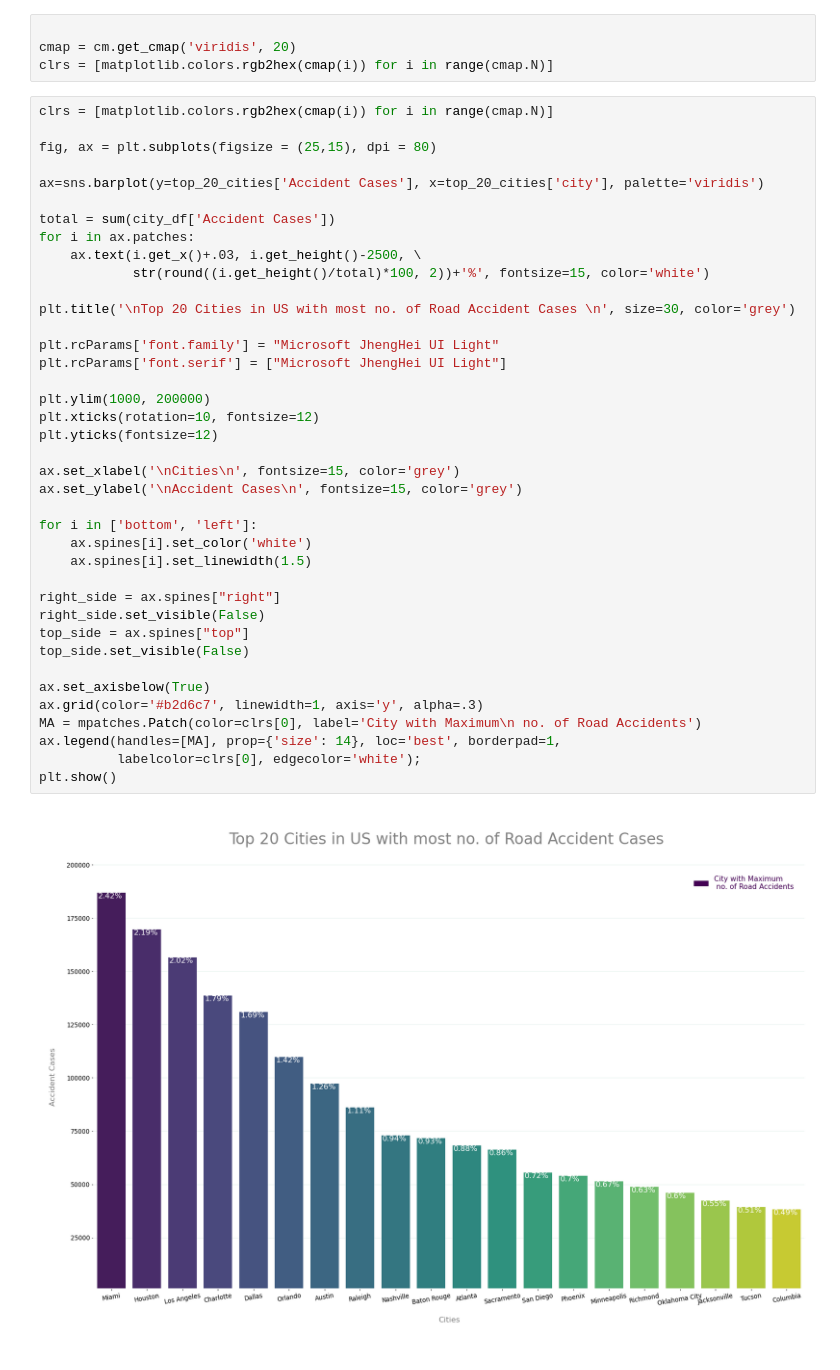
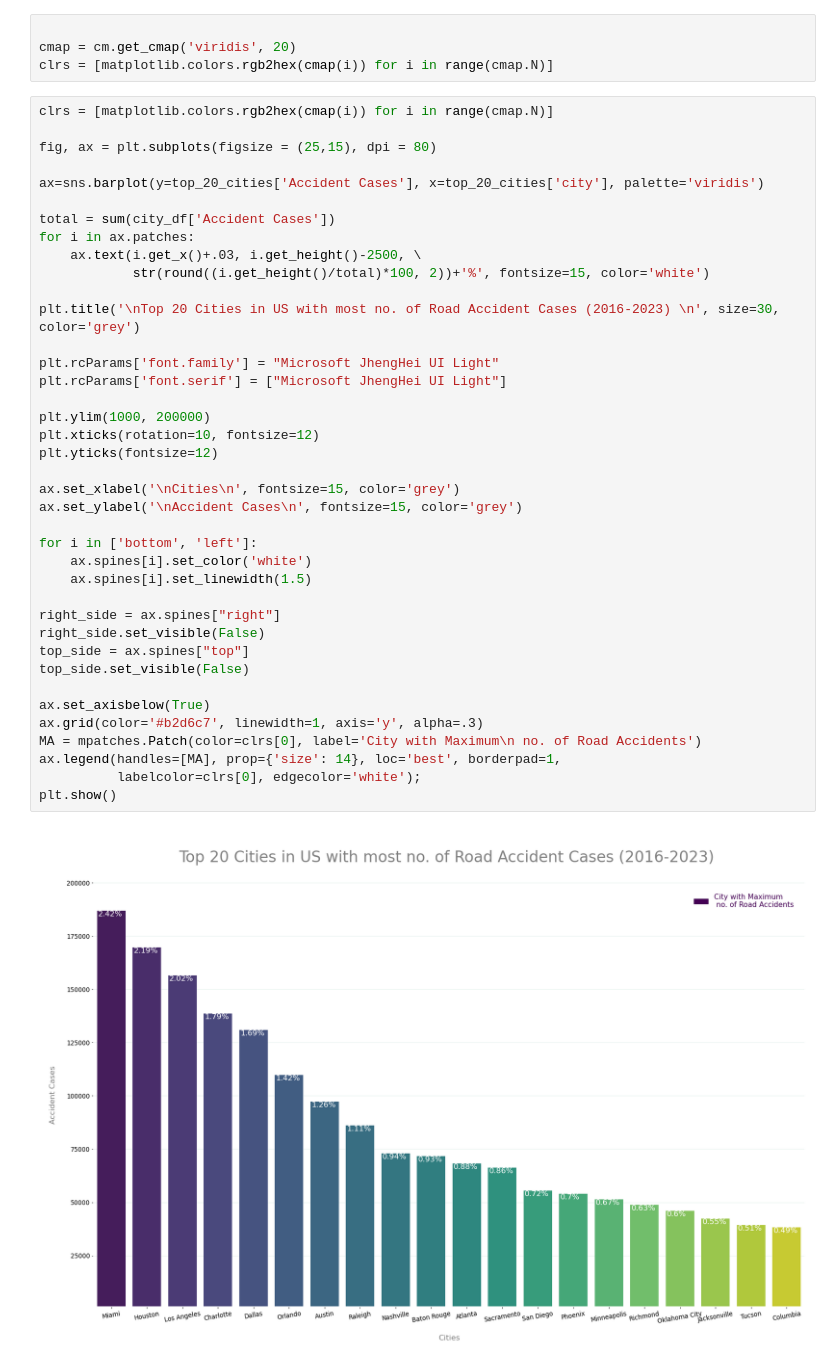
Before and after one commit to humbleOldSage/EDA-for-US-Accident-Data, a Jupyter notebook: us-accident-analysis.ipynb, the cells around one changed output. Drawn from its saved outputs; the diff is of its cells as text.

Commit message:
Kaggle Notebook | US ACCIDENT ANALYSIS-2016-23 | Version 3

```diff
--- a/us-accident-analysis.ipynb
+++ b/us-accident-analysis.ipynb
@@ -118,32 +135,32 @@ for i in ax.patches:
     ax.text(i.get_x()+.03, i.get_height()-2500, \
             str(round((i.get_height()/total)*100, 2))+'%', fontsize=15, color='white')
 
-plt.title('\nTop 20 Cities in US with most no. of Road Accident Cases \n', size=30, color='grey')
+plt.title('\nTop 20 Cities in US with most no. of Road Accident Cases (2016-2023) \n', size=30, color='grey')
 
 plt.rcParams['font.family'] = "Microsoft JhengHei UI Light"
 plt.rcParams['font.serif'] = ["Microsoft JhengHei UI Light"]
 
 plt.ylim(1000, 200000)
 plt.xticks(rotation=10, fontsize=12)
 plt.yticks(fontsize=12)
 
 ax.set_xlabel('\nCities\n', fontsize=15, color='grey')
 ax.set_ylabel('\nAccident Cases\n', fontsize=15, color='grey')
 
 for i in ['bottom', 'left']:
     ax.spines[i].set_color('white')
     ax.spines[i].set_linewidth(1.5)
 
 right_side = ax.spines["right"]
 right_side.set_visible(False)
 top_side = ax.spines["top"]
 top_side.set_visible(False)
 
 ax.set_axisbelow(True)
 ax.grid(color='#b2d6c7', linewidth=1, axis='y', alpha=.3)
 MA = mpatches.Patch(color=clrs[0], label='City with Maximum\n no. of Road Accidents')
 ax.legend(handles=[MA], prop={'size': 14}, loc='best', borderpad=1,
           labelcolor=clrs[0], edgecolor='white');
 plt.show()
 # %% [output]
-[figure, old version]
+[figure, new version]
```
Also changed, not shown: parts of 10 cells of this notebook.
